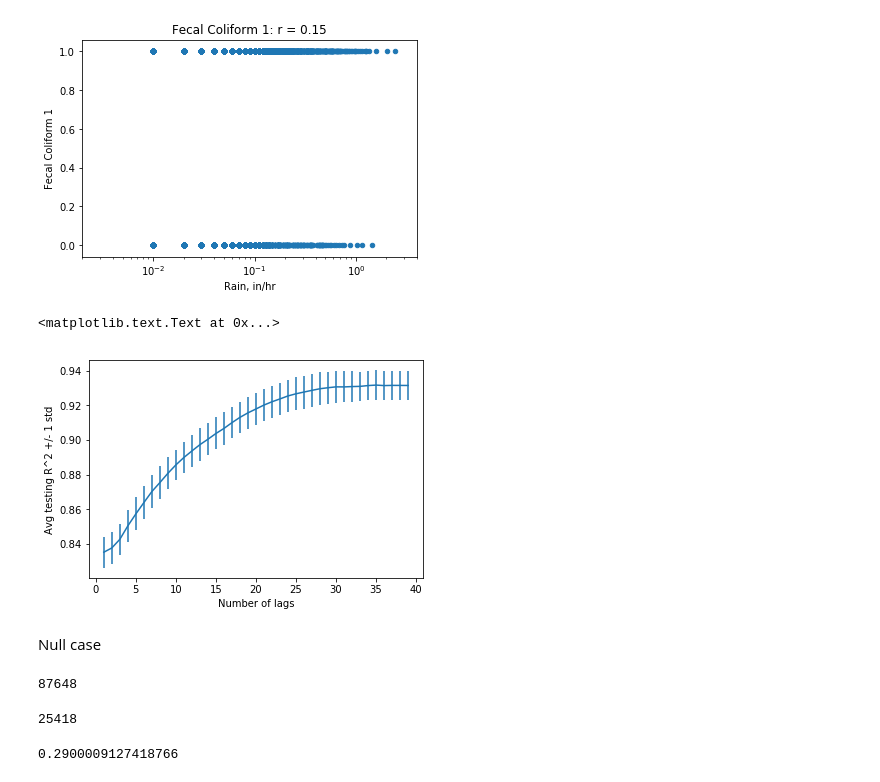
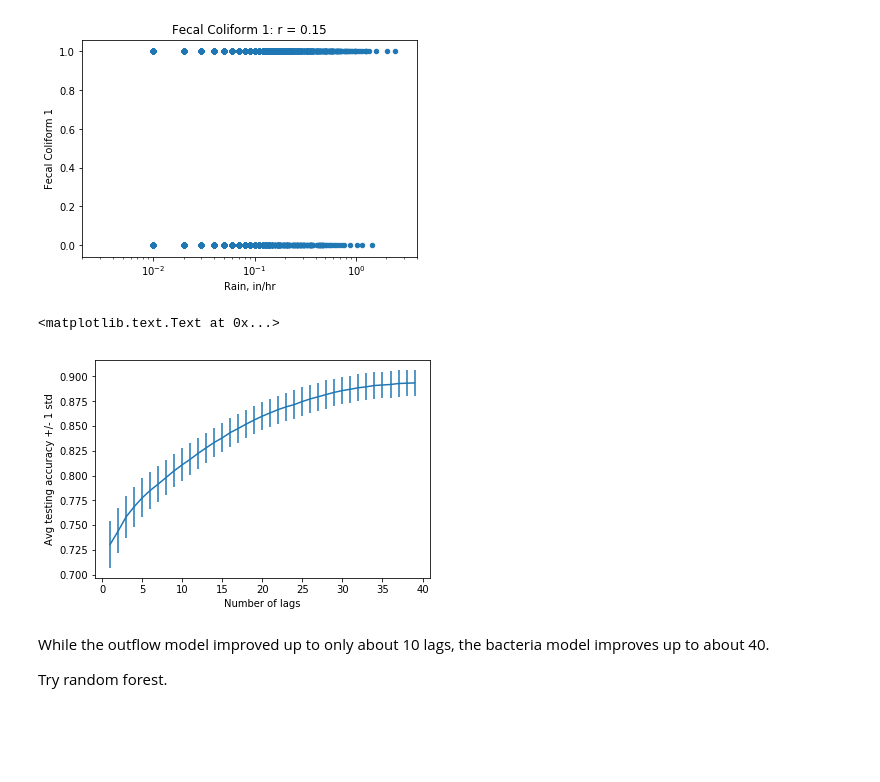
Before and after one commit to klostest/NYCDEP, a Jupyter notebook: Classification.ipynb, the cells around one changed output. Drawn from its saved outputs; the diff is of its cells as text; code cells hidden in the pictures; blank space fills up the shorter version.

Commit message:
Added baseline bacteria model

```diff
--- a/Classification.ipynb
+++ b/Classification.ipynb
@@ -395,14 +414,13 @@ def train_and_test(lag_order, column_to_model):
 # %%
-# sep_cso_df[1]
-# sep_years_data[1][1]
-several_lags = range(1,15)
-# several_lags
-many_lag_r_sq = []
-mean_r_sq = np.array([])
-std_r_sq = np.array([])
-for each_lag in several_lags:
-    tmp_val = train_and_test(each_lag, 'CSO 2, MG/hr')
-    many_lag_r_sq.append(tmp_val)
-    mean_r_sq = np.append(mean_r_sq, np.mean(tmp_val))
-    std_r_sq = np.append(std_r_sq, np.std(tmp_val))
-#     print(each_lag)
+#Different numbers of lags to explore
+lag = 10
+#Arrays to store accuracy of models
+ran_for_acc = []
+mean_acc = np.array([])
+std_acc = np.array([])
+#Train and test the models
+# for each_lag in several_lags:
+tmp_val = train_and_test(ran_for_model, lag, 'CSO 1, MG/hr')
+ran_for_acc.append(tmp_val)
+mean_acc = np.append(mean_acc, np.mean(tmp_val))
+std_acc = np.append(std_acc, np.std(tmp_val))
@@ -495,34 +594,24 @@ plt.xlim([0.002, 4])
 # sep_years_data[1][1]
 several_lags = range(1,40)
 # several_lags
-many_lag_r_sq = []
-mean_r_sq = np.array([])
-std_r_sq = np.array([])
+many_lag_acc = []
+mean_acc = np.array([])
+std_acc = np.array([])
 for each_lag in several_lags:
-    tmp_val = train_and_test(each_lag, 'Fecal Coliform 2')
-    many_lag_r_sq.append(tmp_val)
-    mean_r_sq = np.append(mean_r_sq, np.mean(tmp_val))
-    std_r_sq = np.append(std_r_sq, np.std(tmp_val))
+    tmp_val = train_and_test(logistic_reg_model, each_lag, 'Fecal Coliform 1')
+    many_lag_acc.append(tmp_val)
+    mean_acc = np.append(mean_acc, np.mean(tmp_val))
+    std_acc = np.append(std_acc, np.std(tmp_val))
 # %%
 # plt.plot(several_lags, mean_r_sq)
-plt.errorbar(several_lags, mean_r_sq, yerr=std_r_sq)
+plt.errorbar(several_lags, mean_acc, yerr=std_acc)
 plt.xlabel('Number of lags')
-plt.ylabel('Avg testing R^2 +/- 1 std')
+plt.ylabel('Avg testing accuracy +/- 1 std')
 plt.title('')
 # %% [output]
 <matplotlib.text.Text at 0x...>
-[figure, old version]
+[figure, new version]
-# %% [markdown]
-Null case
-# %%
-len(cso_qual_df['Fecal Coliform 1'])
-# %% [output]
-87648
-# %%
-np.sum(cso_qual_df['Fecal Coliform 1'].values)
-# %% [output]
-25418
-# %%
-np.float(np.sum(cso_qual_df['Fecal Coliform 1'].values))/len(cso_qual_df['Fecal Coliform 1'])
-# %% [output]
-0.2900009127418766
+# %% [markdown]
+While the outflow model improved up to only about 10 lags, the bacteria model improves up to about 40.
+
+Try random forest.
```
Also changed, not shown: parts of 37 cells of this notebook.
